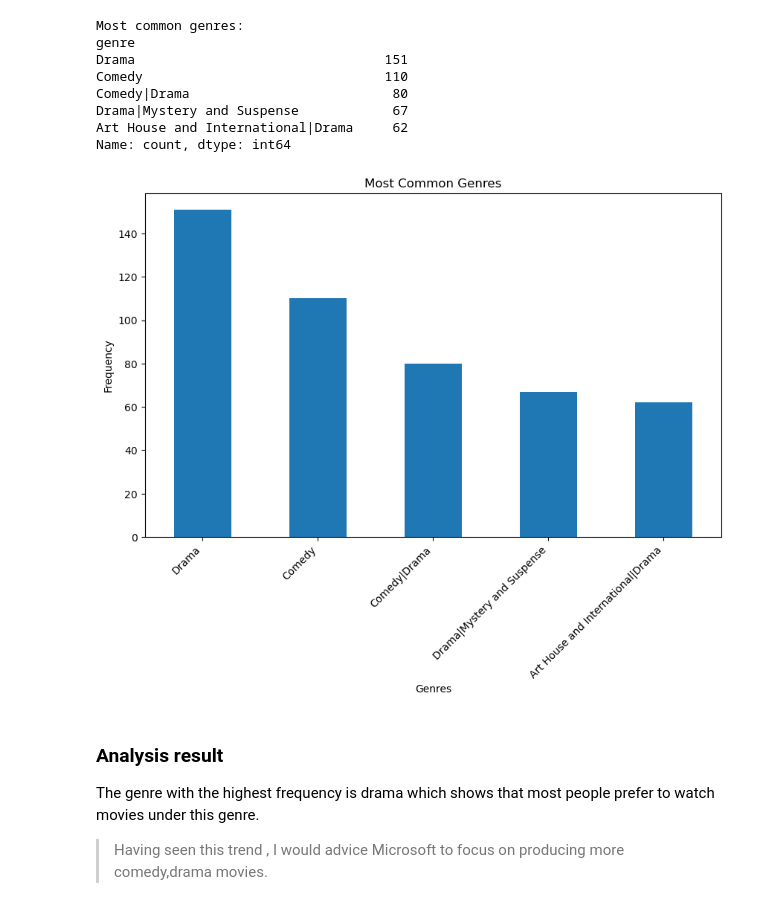
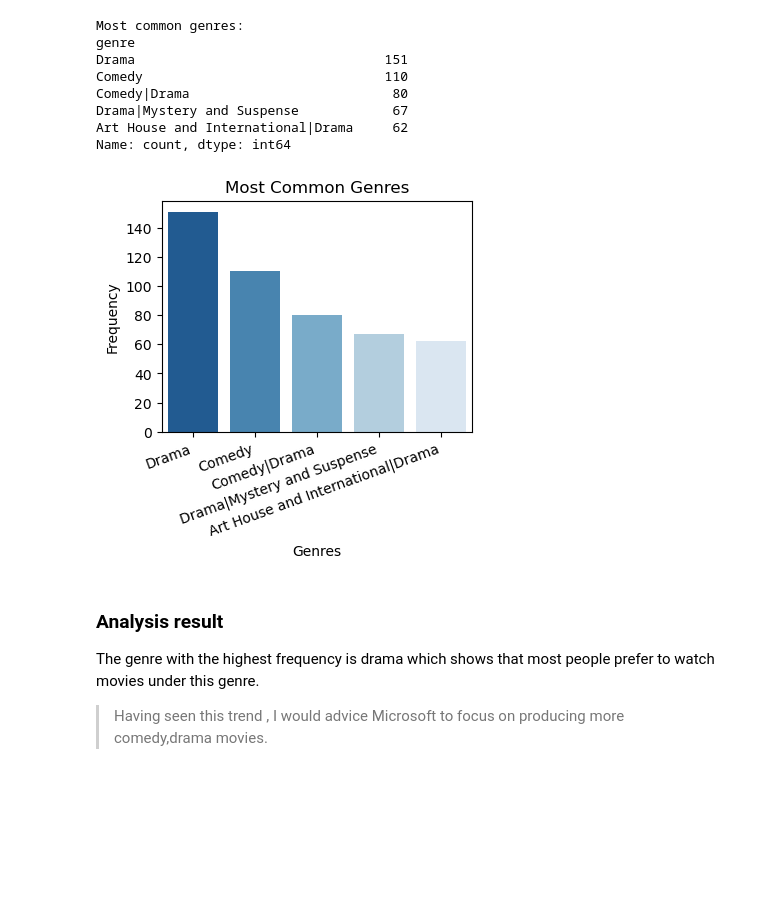
Before and after one commit to Nyabaga/Film-Fortune-Telling, a Jupyter notebook: student.ipynb, the cells around one changed output. Drawn from its saved outputs; the diff is of its cells as text; code cells hidden in the pictures; blank space fills up the shorter version.

```diff
--- a/student.ipynb
+++ b/student.ipynb
@@ -192,17 +192,17 @@ Comedy|Drama                          80
 Drama|Mystery and Suspense            67
 Art House and International|Drama     62
 Name: count, dtype: int64
-# %%
-# Plotting histogram
-plt.figure(figsize=(10, 6))
-common_genres.plot(kind='bar')
-plt.title('Most Common Genres')
-plt.xlabel('Genres')
-plt.ylabel('Frequency')
-plt.xticks(rotation=45, ha='right')
-plt.show()
-# %% [output]
-[figure, removed]
+# %%
+sns.set_style()
+plt.figure(figsize=(4, 3))
+sns.barplot(x=common_genres.index, y=common_genres.values, palette='Blues_r')
+plt.title('Most Common Genres')
+plt.xlabel('Genres')
+plt.ylabel('Frequency')
+plt.xticks(rotation=20, ha='right')
+plt.show()
+# %% [output]
+[figure, added]
 # %% [markdown]
 ### Analysis result
 The genre with the highest frequency is drama which shows that most people prefer to watch movies under this genre.
```
Also changed, not shown: parts of 1 cell of this notebook, 3 other files.
